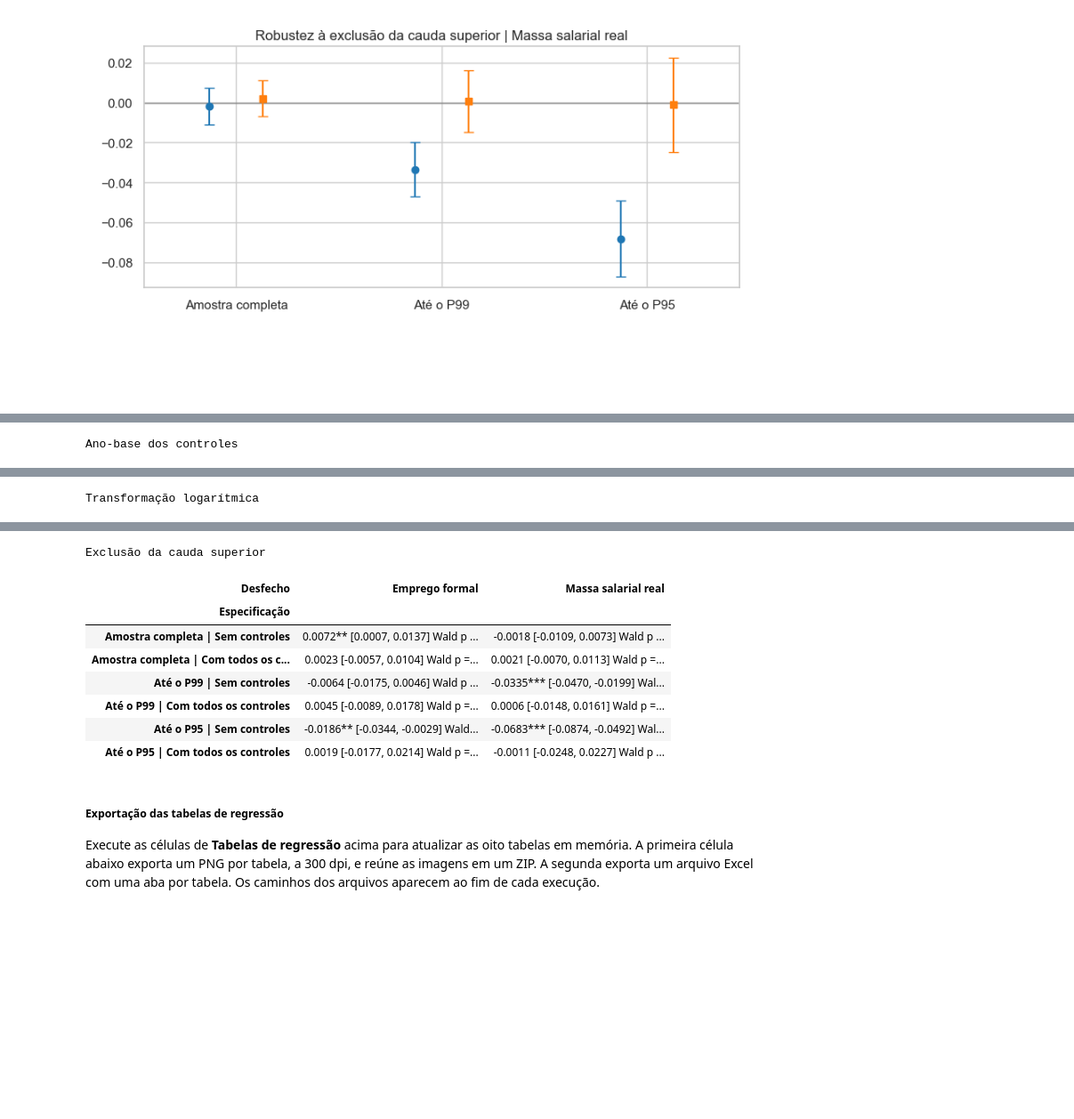
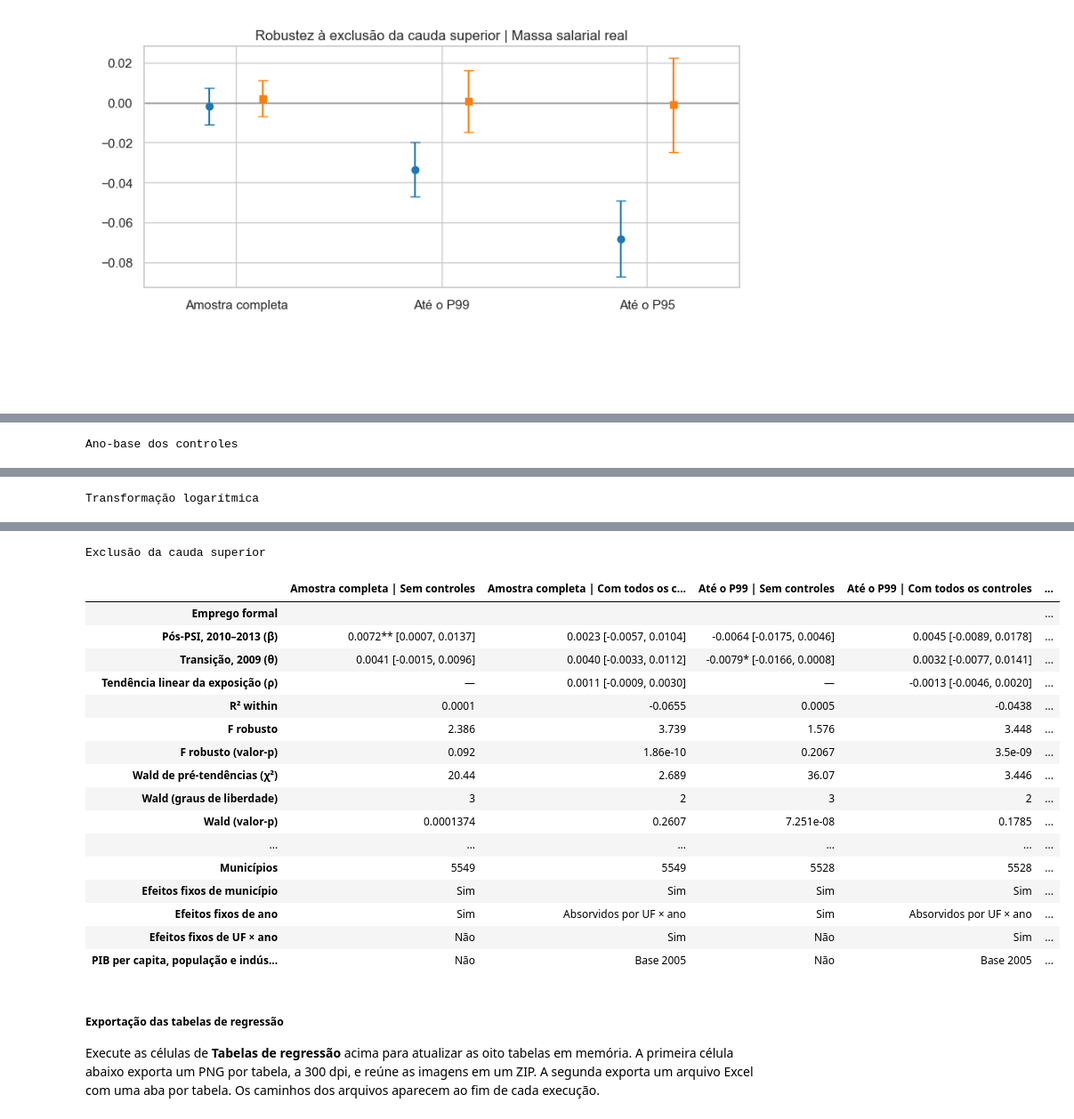
Before and after one commit to alexandre-albuquerque17/Script_infer-ncia_causal_dif-in-dif, a Jupyter notebook: objetivos/4.regression_did/Script_PSI_did.ipynb, the cells around one changed output, grey strips where cells are left out. Shown at 89% size. Drawn from its saved outputs; the diff is of its cells as text; code cells hidden in the pictures; blank space fills up the shorter version.

Commit message:
atualização das tabelas

```diff
--- a/objetivos/4.regression_did/Script_PSI_did.ipynb
+++ b/objetivos/4.regression_did/Script_PSI_did.ipynb
@@ -2283,12 +2289,14 @@ Massa salarial real: p = 0.2007; não rejeitamos H₀: o teste não encontrou ev
 termos_pos_faixas = [f"faixa_{faixa}_pos" for faixa in faixas_positivas]
 termos_transicao_faixas = [f"faixa_{faixa}_2009" for faixa in faixas_positivas]
 resultados_pos_faixas = []
+modelos_pos_faixas = {}
 for desfecho, dependente in variaveis_desfecho_faixas.items():
     dados = painel_faixas[desfecho]
     ajuste = PanelOLS(
         dados[dependente], dados[termos_pos_faixas + termos_transicao_faixas + termos_controle_emp],
         **efeitos_fixos_did(dados, especificacao_uf_ano),
     ).fit(cov_type="clustered", cluster_entity=True)
+    modelos_pos_faixas[desfecho] = ajuste
     ic = ajuste.conf_int()
     for faixa, termo in zip(faixas_positivas, termos_pos_faixas):
         resultados_pos_faixas.append({
@@ -2401,6 +2409,7 @@ print("Municípios na amostra comum:", len(municipios_robustez))
 Municípios na amostra comum: 5549
 # %%
 resultados_ancoras = []
+modelos_ancoras = {}
 for desfecho, (painel, dependente) in paineis_robustez.items():
     painel_comum = painel.loc[painel.index.get_level_values("id_municipio").isin(municipios_robustez)]
     assert len(painel_comum) == len(municipios_robustez) * len(anos_did_emp)
@@ -2428,6 +2437,7 @@ for desfecho, (painel, dependente) in paineis_robustez.items():
                 dados[dependente], dados[["expo_pos", "expo_2009"] + termos],
                 **efeitos,
             ).fit(cov_type="clustered", cluster_entity=True)
+            modelos_ancoras[desfecho, ano_base, com_tendencia] = (ajuste, teste)
             ic = ajuste.conf_int().loc["expo_pos"]
             resultados_ancoras.append({
                 "Desfecho": desfecho, "Ano-base": ano_base, "Tendência": "Sim" if com_tendencia else "Não",
@@ -2536,6 +2546,7 @@ assert desvios_exposicao_log.gt(0).all()
 medidas_exposicao_log = (medidas_exposicao_log - medidas_exposicao_log.mean()) / desvios_exposicao_log
 
 resultados_robustez_log = []
+modelos_robustez_log = {}
 for desfecho, (painel, dependente) in paineis_robustez.items():
     dados = painel.loc[painel.index.get_level_values("id_municipio").isin(municipios_robustez)].copy()
     assert len(dados) == len(municipios_robustez) * len(anos_did_emp)
@@ -2560,6 +2571,7 @@ for desfecho, (painel, dependente) in paineis_robustez.items():
             ajuste = PanelOLS(
                 dados[dependente], dados[["expo_pos", "expo_2009"] + termos], **efeitos,
             ).fit(cov_type="clustered", cluster_entity=True)
+            modelos_robustez_log[desfecho, medida, rotulo] = (ajuste, teste)
             ic = ajuste.conf_int().loc["expo_pos"]
             resultados_robustez_log.append({
                 "Desfecho": desfecho, "Medida": medida, "Modelo": rotulo,
@@ -2650,6 +2662,7 @@ prespecificacoes_cauda = [
     ("Com todos os controles", especificacao_tendencia, termos_controle_emp + [termo_tendencia]),
 ]
 resultados_cauda = []
+modelos_cauda = {}
 for recorte, corte in recortes_cauda.items():
     ids_recorte = exposicao_cauda[exposicao_cauda.le(corte)].index
     for desfecho, (painel, dependente) in paineis_robustez.items():
@@ -2671,6 +2684,7 @@ for recorte, corte in recortes_cauda.items():
             ajuste = PanelOLS(
                 dados[dependente], dados[["expo_pos", "expo_2009"] + termos], **efeitos,
             ).fit(cov_type="clustered", cluster_entity=True)
+            modelos_cauda[desfecho, recorte, rotulo] = (ajuste, teste)
             ic = ajuste.conf_int().loc["expo_pos"]
             resultados_cauda.append({
                 "Desfecho": desfecho, "Amostra": recorte, "Modelo": rotulo,
@@ -2883,31 +2955,28 @@ DiD por tercis | Referência: exposição zero
 # %%
-def montar_tabela_robustez_artigo(dados, condicao):
-    tabela = dados.copy()
-    tabela["Resultado"] = [
-        formatar_coeficiente_artigo(coef, inferior, superior, p_did)
-        + f"\nWald p = {p_wald:.4g} | N = {int(n_municipios)}"
-        for coef, inferior, superior, p_did, p_wald, n_municipios in tabela[
-            ["Diferencial", "IC 95% inf.", "IC 95% sup.", "p_DiD", "p_Wald", "Municípios"]
-        ].itertuples(index=False, name=None)
-    ]
-    return tabela.pivot(index=condicao, columns="Desfecho", values="Resultado").reindex(
-        tabela[condicao].drop_duplicates(),
-    )
-
-
-for titulo, dados, campos, ordem in [
-    ("Ano-base dos controles", tabela_ancoras, ["Ano-base", "Tendência"], [2005, 2008]),
-    ("Transformação logarítmica", tabela_robustez_log, ["Medida", "Modelo"], list(medidas_exposicao_log)),
-    ("Exclusão da cauda superior", tabela_cauda, ["Amostra", "Modelo"], list(recortes_cauda)),
+for titulo, modelos, condicoes in [
+    ("Ano-base dos controles", modelos_ancoras, [
+        (f"Base {ano} | {'Com' if tendencia else 'Sem'} tendência", ano, tendencia, ano)
+        for ano in (2005, 2008) for tendencia in (False, True)
+    ]),
+    ("Transformação logarítmica", modelos_robustez_log, [
+        (f"{medida} | {modelo}", medida, modelo, 2005)
+        for medida in medidas_exposicao_log for modelo in ("Sem controles", "Com todos os controles")
+    ]),
+    ("Exclusão da cauda superior", modelos_cauda, [
+        (f"{recorte} | {modelo}", recorte, modelo, 2005)
+        for recorte in recortes_cauda for modelo in ("Sem controles", "Com todos os controles")
+    ]),
 ]:
-    dados = dados.reset_index()
-    if "Municípios" not in dados:
-        dados["Municípios"] = len(municipios_robustez)
-    if campos[0] == "Ano-base":
-        dados["Tendência"] = dados["Tendência"].map({"Não": "Sem tendência linear", "Sim": "Com tendência linear"})
-    dados[campos[0]] = pd.Categorical(dados[campos[0]], categories=ordem, ordered=True)
-    dados = dados.sort_values(campos[0], kind="stable")
-    dados["Especificação"] = dados[campos[0]].astype(str) + " | " + dados[campos[1]]
-    mostrar_tabela_artigo(montar_tabela_robustez_artigo(dados, "Especificação"), titulo)
+    blocos = []
+    for desfecho in desfechos_artigo:
+        colunas = {}
+        for rotulo, condicao, modelo, ano_base in condicoes:
+            resultado, teste = modelos[desfecho, condicao, modelo]
+            colunas[rotulo] = coluna_did_artigo(resultado, teste, ano_base)
+        bloco = pd.DataFrame(colunas)
+        bloco = pd.concat([pd.DataFrame("", index=[desfecho], columns=bloco.columns),
+                           bloco])
+        blocos.append(bloco)
+    mostrar_tabela_artigo(pd.concat(blocos), titulo)
 # %% [output]
 Ano-base dos controles
@@ -2927,12 +3018,21 @@ Transformação logarítmica
 Exclusão da cauda superior
-| Desfecho | Emprego formal | Massa salarial real |
-| Especificação |  |  |
-| Amostra completa | Sem controles | 0.0072** [0.0007, 0.0137] Wald p ... | -0.0018 [-0.0109, 0.0073] Wald p ... |
-| Amostra completa | Com todos os c... | 0.0023 [-0.0057, 0.0104] Wald p =... | 0.0021 [-0.0070, 0.0113] Wald p =... |
-| Até o P99 | Sem controles | -0.0064 [-0.0175, 0.0046] Wald p ... | -0.0335*** [-0.0470, -0.0199] Wal... |
-| Até o P99 | Com todos os controles | 0.0045 [-0.0089, 0.0178] Wald p =... | 0.0006 [-0.0148, 0.0161] Wald p =... |
-| Até o P95 | Sem controles | -0.0186** [-0.0344, -0.0029] Wald... | -0.0683*** [-0.0874, -0.0492] Wal... |
-| Até o P95 | Com todos os controles | 0.0019 [-0.0177, 0.0214] Wald p =... | -0.0011 [-0.0248, 0.0227] Wald p ... |
+|  | Amostra completa | Sem controles | Amostra completa | Com todos os c... | Até o P99 | Sem controles | Até o P99 | Com todos os controles | ... |
+| Emprego formal |  |  |  |  | ... |
+| Pós-PSI, 2010–2013 (β) | 0.0072** [0.0007, 0.0137] | 0.0023 [-0.0057, 0.0104] | -0.0064 [-0.0175, 0.0046] | 0.0045 [-0.0089, 0.0178] | ... |
+| Transição, 2009 (θ) | 0.0041 [-0.0015, 0.0096] | 0.0040 [-0.0033, 0.0112] | -0.0079* [-0.0166, 0.0008] | 0.0032 [-0.0077, 0.0141] | ... |
+| Tendência linear da exposição (ρ) | — | 0.0011 [-0.0009, 0.0030] | — | -0.0013 [-0.0046, 0.0020] | ... |
+| R² within | 0.0001 | -0.0655 | 0.0005 | -0.0438 | ... |
+| F robusto | 2.386 | 3.739 | 1.576 | 3.448 | ... |
+| F robusto (valor-p) | 0.092 | 1.86e-10 | 0.2067 | 3.5e-09 | ... |
+| Wald de pré-tendências (χ²) | 20.44 | 2.689 | 36.07 | 3.446 | ... |
+| Wald (graus de liberdade) | 3 | 2 | 3 | 2 | ... |
+| Wald (valor-p) | 0.0001374 | 0.2607 | 7.251e-08 | 0.1785 | ... |
+| ... | ... | ... | ... | ... | ... |
+| Municípios | 5549 | 5549 | 5528 | 5528 | ... |
+| Efeitos fixos de município | Sim | Sim | Sim | Sim | ... |
+| Efeitos fixos de ano | Sim | Absorvidos por UF × ano | Sim | Absorvidos por UF × ano | ... |
+| Efeitos fixos de UF × ano | Não | Sim | Não | Sim | ... |
+| PIB per capita, população e indús... | Não | Base 2005 | Não | Base 2005 | ... |
 # %% [markdown]
 ##### Exportação das tabelas de regressão
 
```
Also changed, not shown: parts of 12 cells of this notebook.
